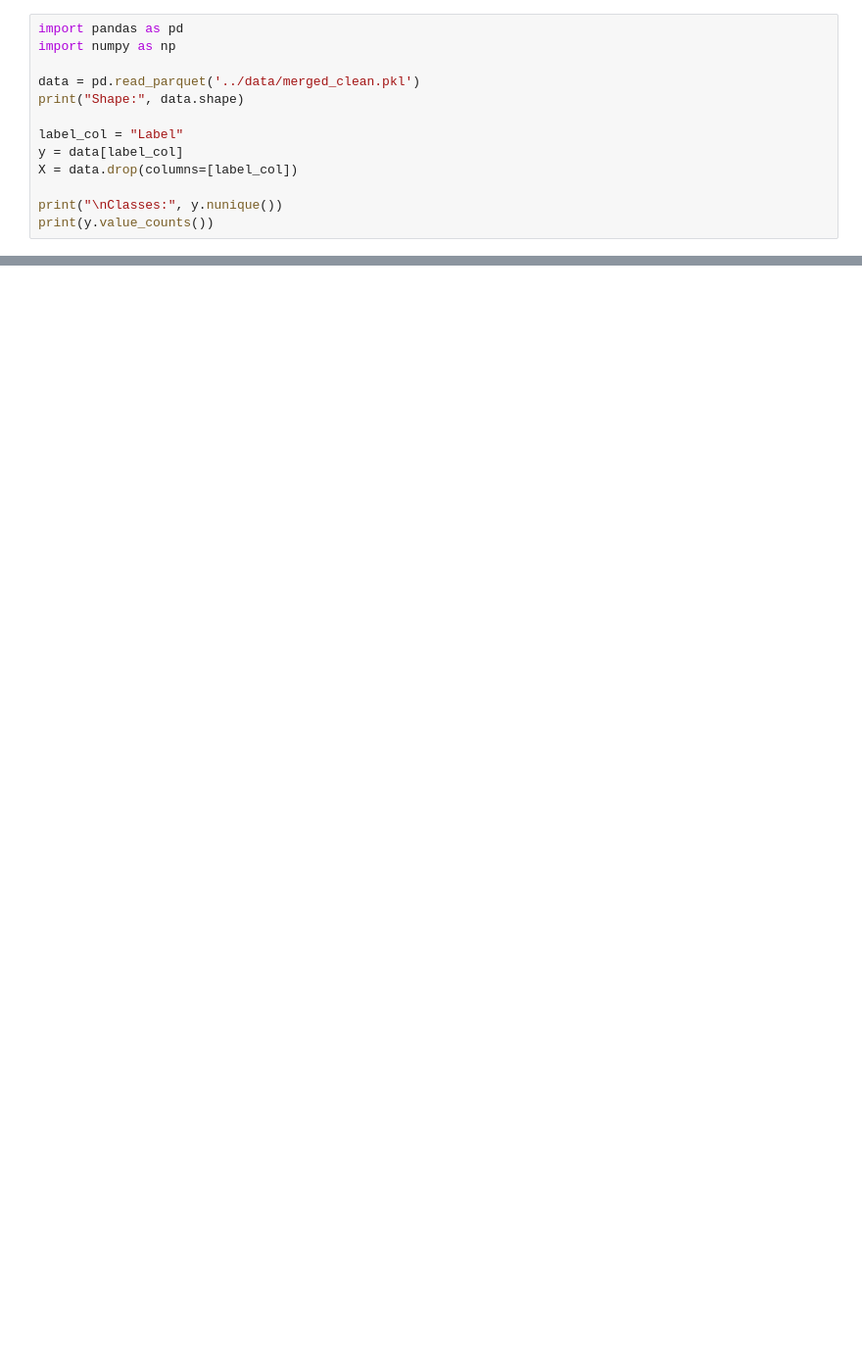
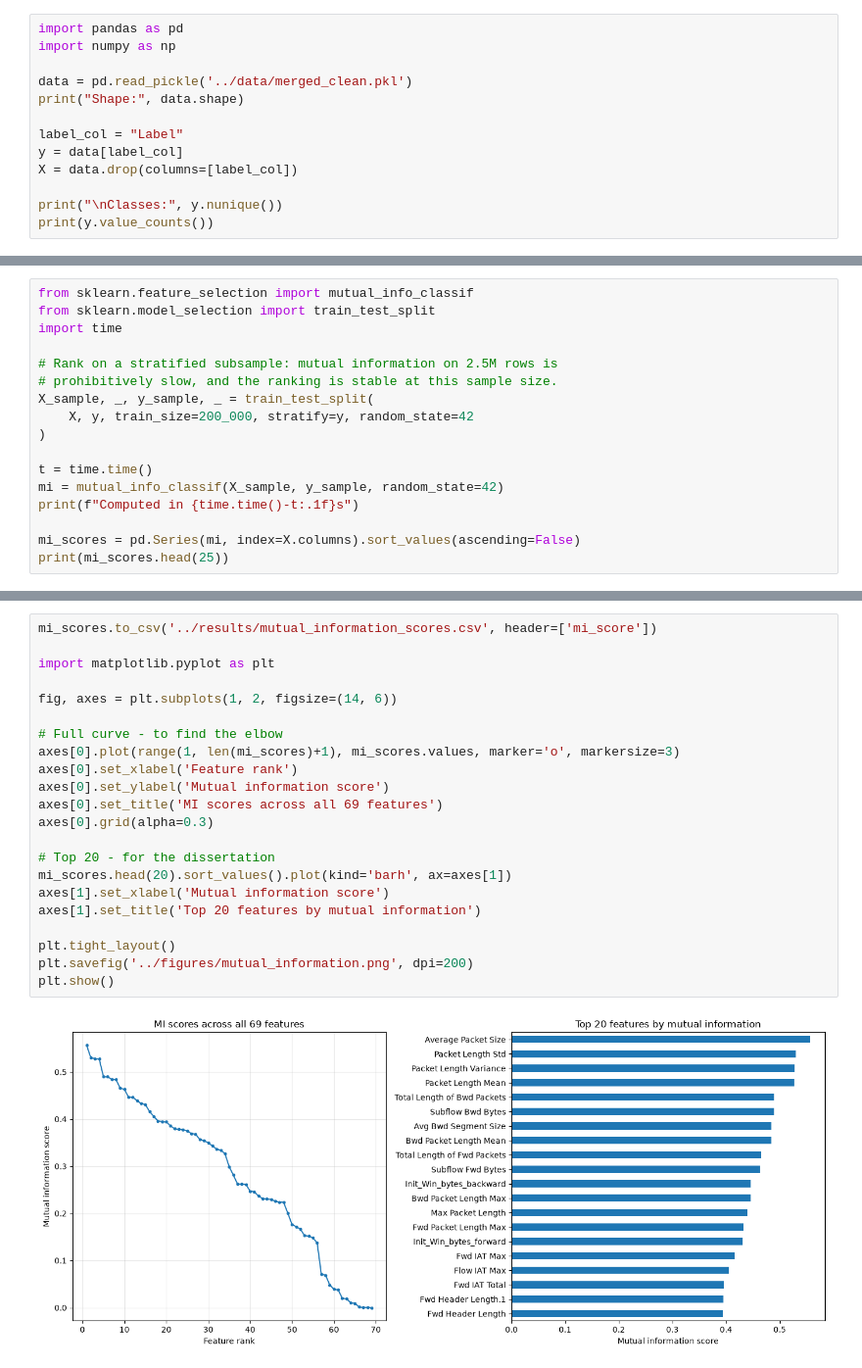
Before and after one commit to jayaphuyel/msc-lightweight-ids-cicids2017, a Jupyter notebook: notebooks/02_feature_selection.ipynb, the cells around one changed output, grey strips where cells are left out. Shown at 98% size. Cells and saved outputs as stored; diff of their text form; blank space fills up the shorter version.

```diff
--- a/notebooks/02_feature_selection.ipynb
+++ b/notebooks/02_feature_selection.ipynb
@@ -2,7 +2,7 @@
 import pandas as pd
 import numpy as np
 
-data = pd.read_parquet('../data/merged_clean.pkl')
+data = pd.read_pickle('../data/merged_clean.pkl')
 print("Shape:", data.shape)
 
 label_col = "Label"
@@ -15,0 +65,17 @@ ArrowKeyError: A type extension with name pandas.period already defined
+# %%
+from sklearn.feature_selection import mutual_info_classif
+from sklearn.model_selection import train_test_split
+import time
+
+# Rank on a stratified subsample: mutual information on 2.5M rows is
+# prohibitively slow, and the ranking is stable at this sample size.
+X_sample, _, y_sample, _ = train_test_split(
+    X, y, train_size=200_000, stratify=y, random_state=42
+)
+
+t = time.time()
+mi = mutual_info_classif(X_sample, y_sample, random_state=42)
+print(f"Computed in {time.time()-t:.1f}s")
+
+mi_scores = pd.Series(mi, index=X.columns).sort_values(ascending=False)
+print(mi_scores.head(25))
@@ -15,0 +100,24 @@ ArrowKeyError: A type extension with name pandas.period already defined
+# %%
+mi_scores.to_csv('../results/mutual_information_scores.csv', header=['mi_score'])
+
+import matplotlib.pyplot as plt
+
+fig, axes = plt.subplots(1, 2, figsize=(14, 6))
+
+# Full curve - to find the elbow
+axes[0].plot(range(1, len(mi_scores)+1), mi_scores.values, marker='o', markersize=3)
+axes[0].set_xlabel('Feature rank')
+axes[0].set_ylabel('Mutual information score')
+axes[0].set_title('MI scores across all 69 features')
+axes[0].grid(alpha=0.3)
+
+# Top 20 - for the dissertation
+mi_scores.head(20).sort_values().plot(kind='barh', ax=axes[1])
+axes[1].set_xlabel('Mutual information score')
+axes[1].set_title('Top 20 features by mutual information')
+
+plt.tight_layout()
+plt.savefig('../figures/mutual_information.png', dpi=200)
+plt.show()
+# %% [output]
+[figure, added]
```
Also changed, not shown: parts of 10 cells of this notebook, 19 other files.
